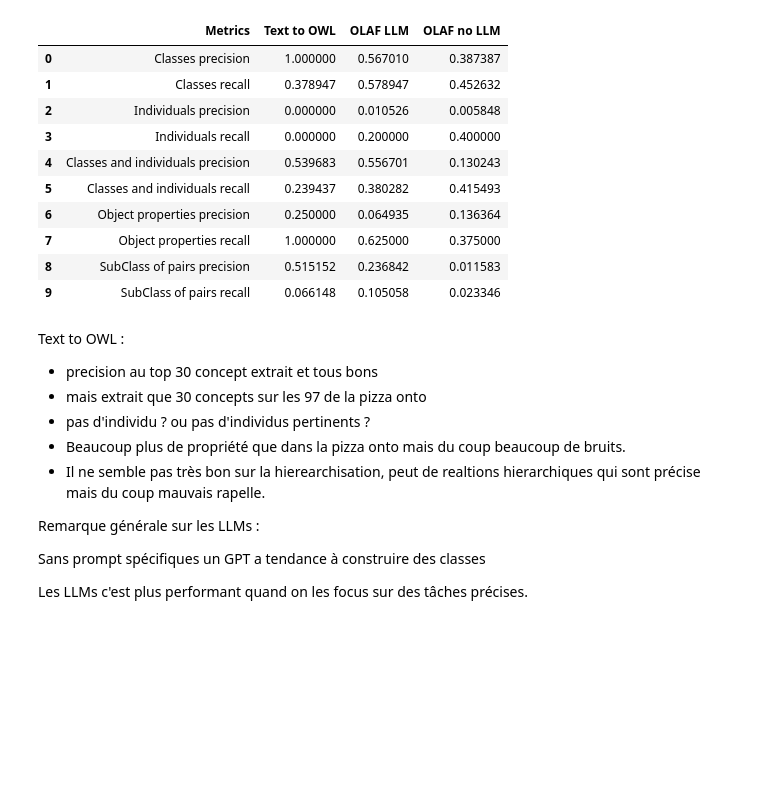
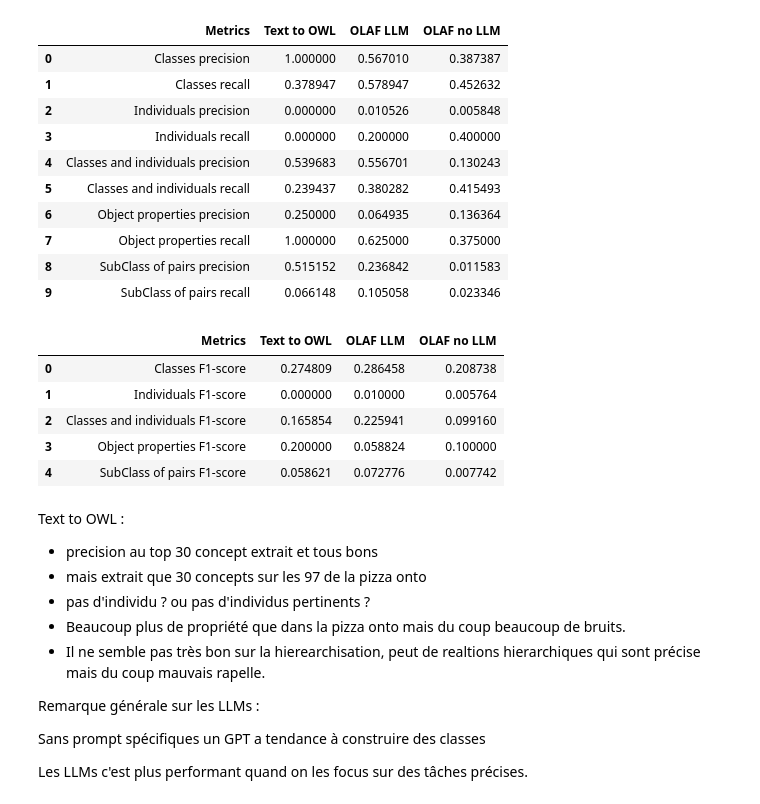
Before and after one commit to wikit-ai/olaf-llm-eswc2024, a Jupyter notebook: results/results_analysis.ipynb, the cells around one changed output. Drawn from its saved outputs; the diff is of its cells as text; code cells hidden in the pictures; blank space fills up the shorter version.

Commit message:
add f1 score

```diff
--- a/results/results_analysis.ipynb
+++ b/results/results_analysis.ipynb
@@ -748,6 +671,54 @@ df_evaluation
 | 7 | Object properties recall | 1.000000 | 0.625000 | 0.375000 |
 | 8 | SubClass of pairs precision | 0.515152 | 0.236842 | 0.011583 |
 | 9 | SubClass of pairs recall | 0.066148 | 0.105058 | 0.023346 |
+# %%
+def f1_score(precision, recall) -> float:
+    if precision + recall == 0:
+        return 0
+    else:
+        return (precision * recall) / (precision + recall)
+# %%
+onto_evaluation_f1_score = {
+    "Metrics": [
+        "Classes F1-score",
+        "Individuals F1-score",
+        "Classes and individuals F1-score",
+        "Object properties F1-score",
+        "SubClass of pairs F1-score"
+    ],
+    "Text to OWL": [
+        f1_score(classes_precision_text2owl, classes_recall_text2owl),
+        f1_score(individuals_precision_text2owl, individuals_recall_text2owl),
+        f1_score(classesAndIndividuals_precision_text2owl, classesAndIndividuals_recall_text2owl),
+        f1_score(objectProperties_precision_text2owl, objectProperties_recall_text2owl),
+        f1_score(subClassOfPairs_precision_text2owl, subClassOfPairs_recall_text2owl)
+    ],
+    "OLAF LLM": [
+        f1_score(classes_precision_olafLLM, classes_recall_olafLLM),
+        f1_score(individuals_precision_olafLLM, individuals_recall_olafLLM),
+        f1_score(classesAndIndividuals_precision_olafLLM, classesAndIndividuals_recall_olafLLM),
+        f1_score(objectProperties_precision_olafLLM, objectProperties_recall_olafLLM),
+        f1_score(subClassOfPairs_precision_olafLLM, subClassOfPairs_recall_olafLLM)
+    ],
+    "OLAF no LLM": [
+        f1_score(classes_precision_olafNoLLM, classes_recall_olafNoLLM),
+        f1_score(individuals_precision_olafNoLLM, individuals_recall_olafNoLLM),
+        f1_score(classesAndIndividuals_precision_olafNoLLM, classesAndIndividuals_recall_olafNoLLM),
+        f1_score(objectProperties_precision_olafNoLLM, objectProperties_recall_olafNoLLM),
+        f1_score(subClassOfPairs_precision_olafNoLLM, subClassOfPairs_recall_olafNoLLM),
+    ]
+}
+
+df_evaluation_f1_score = pd.DataFrame(onto_evaluation_f1_score)
+
+df_evaluation_f1_score
+# %% [output]
+|  | Metrics | Text to OWL | OLAF LLM | OLAF no LLM |
+| 0 | Classes F1-score | 0.274809 | 0.286458 | 0.208738 |
+| 1 | Individuals F1-score | 0.000000 | 0.010000 | 0.005764 |
+| 2 | Classes and individuals F1-score | 0.165854 | 0.225941 | 0.099160 |
+| 3 | Object properties F1-score | 0.200000 | 0.058824 | 0.100000 |
+| 4 | SubClass of pairs F1-score | 0.058621 | 0.072776 | 0.007742 |
 # %% [markdown]
 Text to OWL :
 
```
Also changed, not shown: parts of 18 cells of this notebook.
